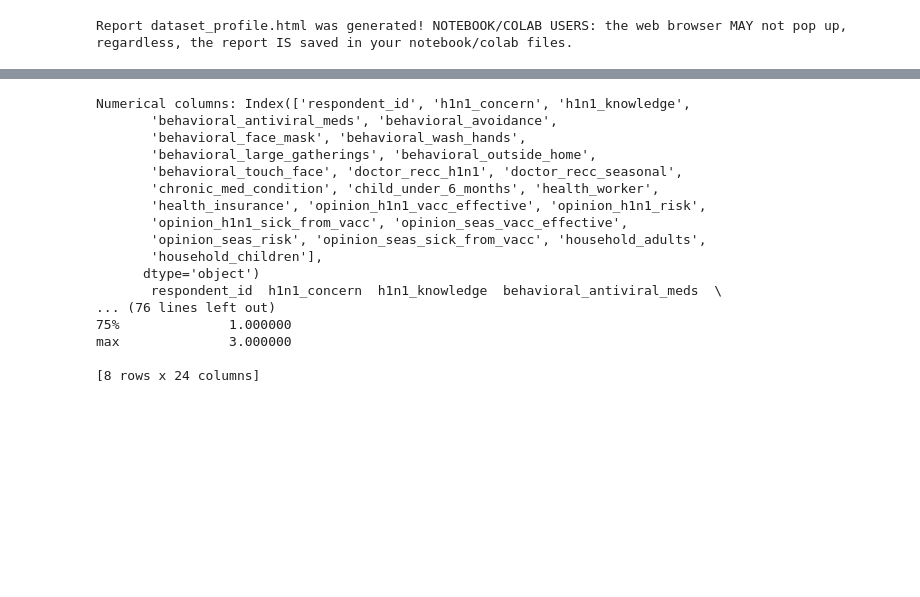
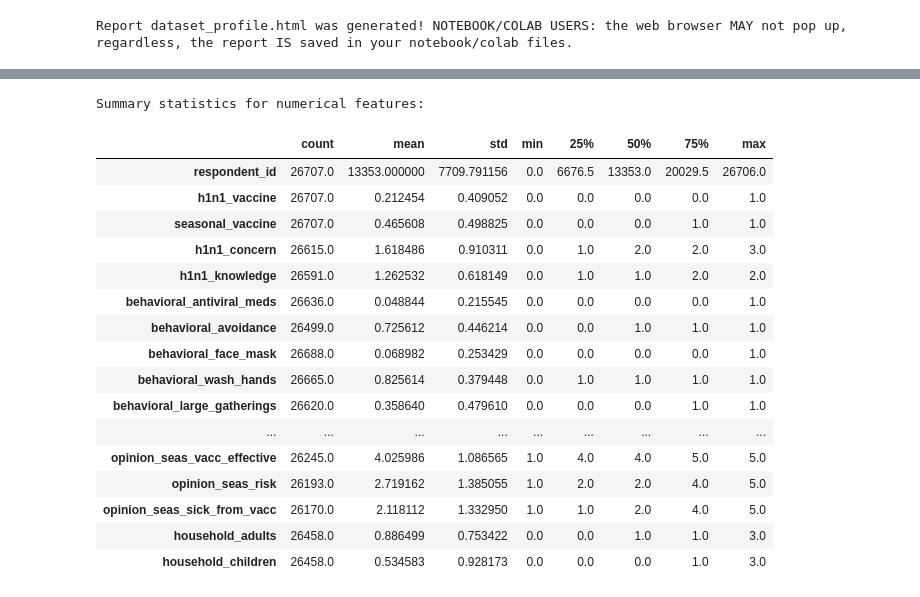
Before and after one commit to Mimikaymint/Team_Berlin, a Jupyter notebook: Team_Berlin/Misc/FLU_SHOT.ipynb, the cells around one changed output, grey strips where cells are left out. Drawn from its saved outputs; the diff is of its cells as text; code cells hidden in the pictures; blank space fills up the shorter version.

```diff
--- a/Team_Berlin/Misc/FLU_SHOT.ipynb
+++ b/Team_Berlin/Misc/FLU_SHOT.ipynb
@@ -135,25 +112,29 @@ True
-# %%
-num_cols = flu_df.select_dtypes(include=['number']).columns
-print("Numerical columns:", num_cols)
-
-num = flu_df.select_dtypes(include=['number'])
-summary_stats = num.describe()
-print(summary_stats)
-# %% [output]
-Numerical columns: Index(['respondent_id', 'h1n1_concern', 'h1n1_knowledge',
-       'behavioral_antiviral_meds', 'behavioral_avoidance',
-       'behavioral_face_mask', 'behavioral_wash_hands',
-       'behavioral_large_gatherings', 'behavioral_outside_home',
-       'behavioral_touch_face', 'doctor_recc_h1n1', 'doctor_recc_seasonal',
-       'chronic_med_condition', 'child_under_6_months', 'health_worker',
-       'health_insurance', 'opinion_h1n1_vacc_effective', 'opinion_h1n1_risk',
-       'opinion_h1n1_sick_from_vacc', 'opinion_seas_vacc_effective',
-       'opinion_seas_risk', 'opinion_seas_sick_from_vacc', 'household_adults',
-       'household_children'],
-      dtype='object')
-       respondent_id  h1n1_concern  h1n1_knowledge  behavioral_antiviral_meds  \
-... (76 lines left out)
-75%              1.000000
-max              3.000000
-
-[8 rows x 24 columns]
+# %%
+##################################################
+# T1.1.3. SUMMARY STATS FOR FEATURES             #
+##################################################
+cat_cols = flu_df.select_dtypes(include=['object', 'category']).columns
+num_cols = flu_df.select_dtypes(include=['int64', 'float64']).columns
+
+numeric_sum = flu_df[num_cols].describe().T
+print("Summary statistics for numerical features:")
+display(numeric_sum)
+# %% [output]
+Summary statistics for numerical features:
+|  | count | mean | std | min | 25% | 50% | 75% | max |
+| respondent_id | 26707.0 | 13353.000000 | 7709.791156 | 0.0 | 6676.5 | 13353.0 | 20029.5 | 26706.0 |
+| h1n1_vaccine | 26707.0 | 0.212454 | 0.409052 | 0.0 | 0.0 | 0.0 | 0.0 | 1.0 |
+| seasonal_vaccine | 26707.0 | 0.465608 | 0.498825 | 0.0 | 0.0 | 0.0 | 1.0 | 1.0 |
+| h1n1_concern | 26615.0 | 1.618486 | 0.910311 | 0.0 | 1.0 | 2.0 | 2.0 | 3.0 |
+| h1n1_knowledge | 26591.0 | 1.262532 | 0.618149 | 0.0 | 1.0 | 1.0 | 2.0 | 2.0 |
+| behavioral_antiviral_meds | 26636.0 | 0.048844 | 0.215545 | 0.0 | 0.0 | 0.0 | 0.0 | 1.0 |
+| behavioral_avoidance | 26499.0 | 0.725612 | 0.446214 | 0.0 | 0.0 | 1.0 | 1.0 | 1.0 |
+| behavioral_face_mask | 26688.0 | 0.068982 | 0.253429 | 0.0 | 0.0 | 0.0 | 0.0 | 1.0 |
+| behavioral_wash_hands | 26665.0 | 0.825614 | 0.379448 | 0.0 | 1.0 | 1.0 | 1.0 | 1.0 |
+| behavioral_large_gatherings | 26620.0 | 0.358640 | 0.479610 | 0.0 | 0.0 | 0.0 | 1.0 | 1.0 |
+| ... | ... | ... | ... | ... | ... | ... | ... | ... |
+| opinion_seas_vacc_effective | 26245.0 | 4.025986 | 1.086565 | 1.0 | 4.0 | 4.0 | 5.0 | 5.0 |
+| opinion_seas_risk | 26193.0 | 2.719162 | 1.385055 | 1.0 | 2.0 | 2.0 | 4.0 | 5.0 |
+| opinion_seas_sick_from_vacc | 26170.0 | 2.118112 | 1.332950 | 1.0 | 1.0 | 2.0 | 4.0 | 5.0 |
+| household_adults | 26458.0 | 0.886499 | 0.753422 | 0.0 | 0.0 | 1.0 | 1.0 | 3.0 |
+| household_children | 26458.0 | 0.534583 | 0.928173 | 0.0 | 0.0 | 0.0 | 1.0 | 3.0 |
```
Also changed, not shown: parts of 13 cells of this notebook.
